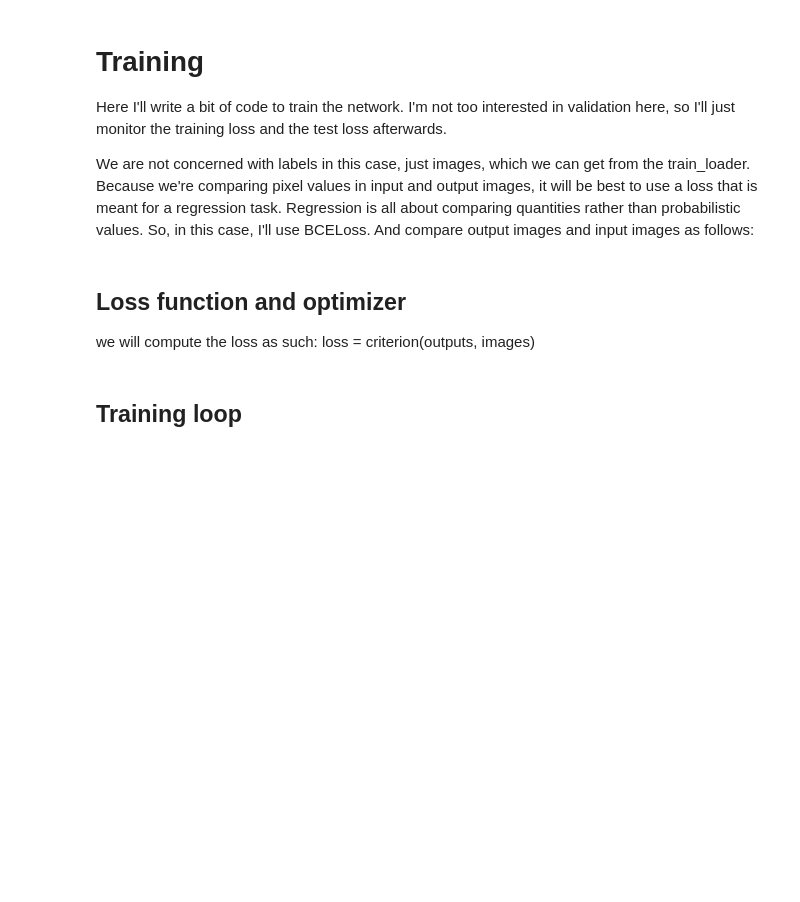
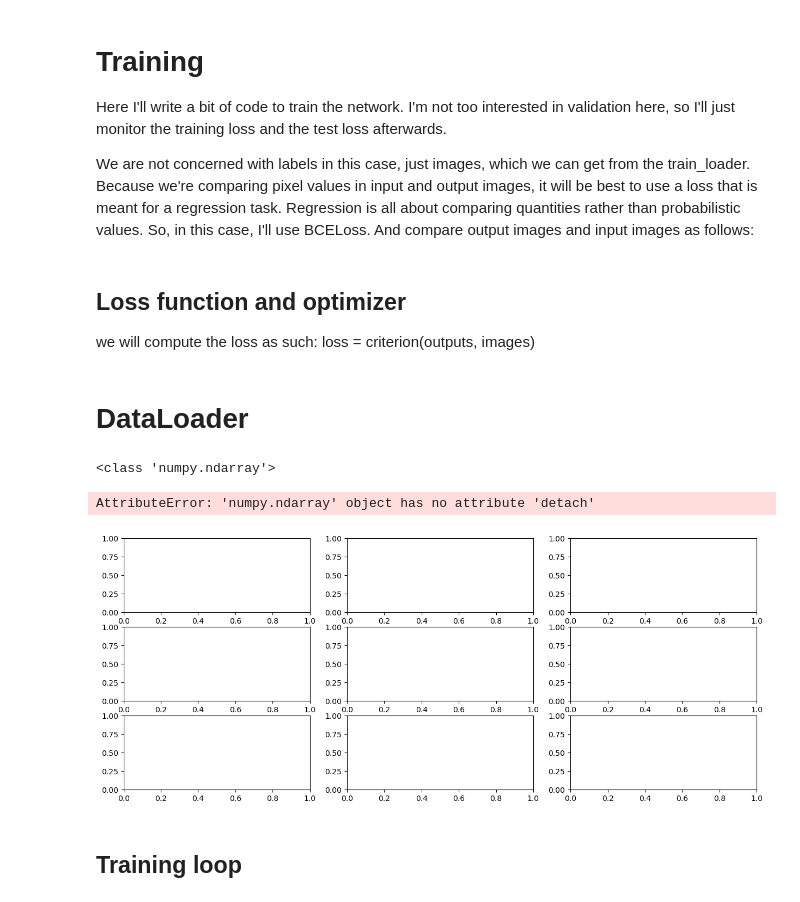
Before and after one commit to nadavo11/Autoencoder-Conv-RNN-Remote-Deep-Inference, a Jupyter notebook: Autoencoder-Conv-RNN-Remote-Deep-Inference.ipynb, the cells around one changed output. Saved outputs shown, nothing was run; the diff lists cells and outputs as text; code cells hidden in the pictures; blank space fills up the shorter version.

```diff
--- a/Autoencoder-Conv-RNN-Remote-Deep-Inference.ipynb
+++ b/Autoencoder-Conv-RNN-Remote-Deep-Inference.ipynb
@@ -169,5 +232,37 @@ optimizer = torch.optim.Adam(model.parameters(), lr=0.001)
 
 # we will compute the loss as such
 # loss = criterion(outputs, images)
+# %% [markdown]
+# DataLoader
+# %%
+# # obtain one batch of training images
+dataiter = iter(train_loader)
+images, labels = next(dataiter)
+images = images.numpy() # convert images to numpy for display
+#
+reconstructed_images = model(torch.from_numpy(images)).detach().numpy()
+# plot the images in the batch, along with the corresponding labels
+fig, axs = plt.subplots(3, 3, figsize=(15, 6))
+# display 3 images
+for i in range(3):
+    # Displaying the original image
+    imshow(images[i],ax=axs[0, i])
+    axs[0, i].axis('off')  # Turn off the axis for a cleaner look
+
+    # Displaying the reconstructed image
+    imshow(reconstructed_images[i], ax=axs[1, i])
+    axs[1, i].axis('off')  # Turn off the axis here as well
+
+    # Displaying the reconstructed image
+    imshow(reconstructed_images[i] - images[i], ax=axs[2, i])
+    axs[2, i].axis('off')  # Turn off the axis here as well
+
+
+plt.tight_layout()
+plt.show()
+# %% [output]
+<class 'numpy.ndarray'>
+AttributeError: 'numpy.ndarray' object has no attribute 'detach'
+[figure, added]
 # %% [markdown]
 ## Training loop
```
Also changed, not shown: parts of 10 cells of this notebook.
